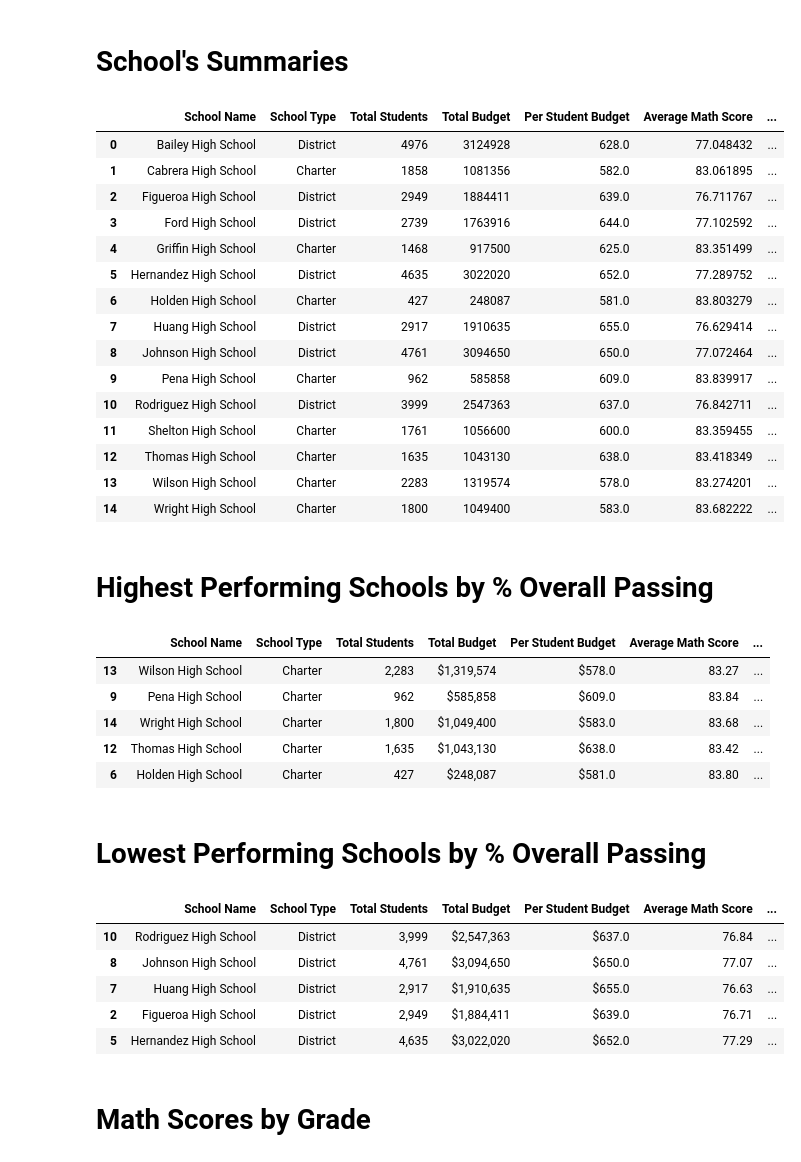
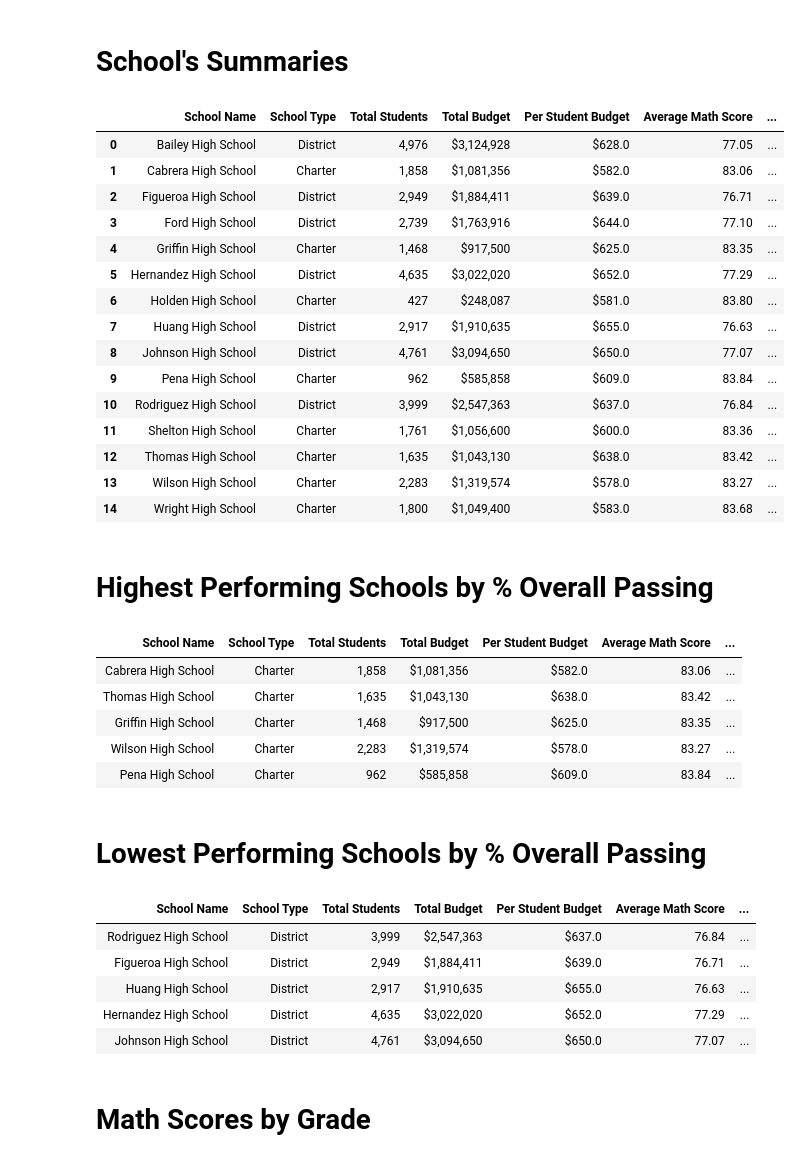
Before and after one commit to JenniferM-BShulyak/pandas-challenge, a Jupyter notebook: PyCitySchools/PyCitySchools.ipynb, the cells around one changed output. Cells and saved outputs as stored; diff of their text form; code cells hidden in the pictures.

```diff
--- a/PyCitySchools/PyCitySchools.ipynb
+++ b/PyCitySchools/PyCitySchools.ipynb
@@ -29,21 +29,22 @@ district_total_budget = district_by_school["budget"].sum()  #Store total budget
 district_math_avg = school_data_complete["math_score"].mean()
 district_reading_avg = school_data_complete["reading_score"].mean()
 
-bins = [0, 70, 100] #Bins for failing (below 70) versus passing with max of 100
+bins = [0, 69, 100] #Bins for failing (below 70) versus passing with max of 100
 labels = ["fail", "pass"]   #Two bins: fail or pass
-school_data_complete["pass/fail_reading"] = pd.cut(school_data_complete["reading_score"], bins, labels = labels, include_lowest=True) #Make new column for pass or failing reading
-school_data_complete["pass/fail_math"] = pd.cut(school_data_complete["math_score"], bins, labels = labels, include_lowest=True)     #Make new column for pass or failing math
+school_data_complete["pass/fail_reading"] = pd.cut(school_data_complete["reading_score"], bins, labels = labels, include_lowest=False) #Make new column for pass or failing reading
+school_data_complete["pass/fail_math"] = pd.cut(school_data_complete["math_score"], bins, labels = labels, include_lowest=False)     #Make new column for pass or failing math
 
 district_math_count = school_data_complete.groupby(["pass/fail_math"]).count()["Student ID"]    #Make series of students who fail and pass math
 district_math_perc = district_math_count[1]/(district_math_count.sum())*100     #Calculate passing rate for math
 
 district_reading_count = school_data_complete.groupby(["pass/fail_reading"]).count()["Student ID"]    #Make series of students who fail and pass reading
-district_reading_perc = district_reading_count[1]/(district_reading_count.sum())*100    #Calculate passing rate for reading
+district_reading_perc = district_reading_count[1]/float(district_reading_count.sum())*100    #Calculate passing rate for reading
 
 #Calculate how mamy students passed reading AND math
+#-->Check to see if student's passed in both columns by creating df with criteria for "pass"
 district_pass_both = school_data_complete.loc[(school_data_complete["pass/fail_math"] == "pass") & (school_data_complete["pass/fail_reading"] == "pass"), ["student_name", "pass/fail_math", "pass/fail_reading"]]
-district_pass_both_count = district_pass_both["student_name"].count()
-district_pass_both_perc = district_pass_both_count/(school_data_complete["student_name"].count())*100
+district_pass_both_count = district_pass_both["student_name"].count()   #Get the number of students in new df
+district_pass_both_perc = district_pass_both_count/district_num_students*100   #Calculate % passing by deviding by the number of total students
 # %%
 
 #Create a Data Frame to Hold District Information
@@ -140,49 +141,49 @@ school_summary_df = pd.DataFrame({
     "% Passing Reading": schools_pass_reading_perc,
     "% Overall Passing": schools_pass_both
 })
 
 #Make an original copy to use later (before formatting):
 school_summary_og_df = pd.DataFrame({
     "School Name": school_names,
     "School Type": school_types,
     "Total Students": school_num_students,
     "Total Budget": school_budgets,
     "Per Student Budget": school_budget_per_student,
     "Average Math Score": avg_math_scores,
     "Average Reading Score": avg_read_scores,
     "% Passing Math": schools_pass_math_perc,
     "% Passing Reading": schools_pass_reading_perc,
     "% Overall Passing": schools_pass_both
 })
 
 #Clean Up Formatting
 school_summary_df["Total Students"] = school_summary_df["Total Students"].map("{:,}".format)
 school_summary_df["Total Budget"] = school_summary_df["Total Budget"].map("${:,}".format)
 school_summary_df["Per Student Budget"] = school_summary_df["Per Student Budget"].map("${:,}".format)
 school_summary_df["Average Math Score"] = school_summary_df["Average Math Score"].map("{:,.2f}".format)
 school_summary_df["Average Reading Score"] = school_summary_df["Average Reading Score"].map("{:,.2f}".format)
 school_summary_df["% Passing Math"] = school_summary_df["% Passing Math"].map("{:,.2f}%".format)
 school_summary_df["% Passing Reading"] = school_summary_df["% Passing Reading"].map("{:,.2f}%".format)
 school_summary_df["% Overall Passing"] = school_summary_df["% Overall Passing"].map("{:,.2f}%".format)
 
-school_summary_og_df
+school_summary_df
 # %% [output]
 |  | School Name | School Type | Total Students | Total Budget | Per Student Budget | Average Math Score | ... |
-| 0 | Bailey High School | District | 4976 | 3124928 | 628.0 | 77.048432 | ... |
-| 1 | Cabrera High School | Charter | 1858 | 1081356 | 582.0 | 83.061895 | ... |
-| 2 | Figueroa High School | District | 2949 | 1884411 | 639.0 | 76.711767 | ... |
-| 3 | Ford High School | District | 2739 | 1763916 | 644.0 | 77.102592 | ... |
-| 4 | Griffin High School | Charter | 1468 | 917500 | 625.0 | 83.351499 | ... |
-| 5 | Hernandez High School | District | 4635 | 3022020 | 652.0 | 77.289752 | ... |
-| 6 | Holden High School | Charter | 427 | 248087 | 581.0 | 83.803279 | ... |
-| 7 | Huang High School | District | 2917 | 1910635 | 655.0 | 76.629414 | ... |
-| 8 | Johnson High School | District | 4761 | 3094650 | 650.0 | 77.072464 | ... |
-| 9 | Pena High School | Charter | 962 | 585858 | 609.0 | 83.839917 | ... |
-| 10 | Rodriguez High School | District | 3999 | 2547363 | 637.0 | 76.842711 | ... |
-| 11 | Shelton High School | Charter | 1761 | 1056600 | 600.0 | 83.359455 | ... |
-| 12 | Thomas High School | Charter | 1635 | 1043130 | 638.0 | 83.418349 | ... |
-| 13 | Wilson High School | Charter | 2283 | 1319574 | 578.0 | 83.274201 | ... |
-| 14 | Wright High School | Charter | 1800 | 1049400 | 583.0 | 83.682222 | ... |
+| 0 | Bailey High School | District | 4,976 | $3,124,928 | $628.0 | 77.05 | ... |
+| 1 | Cabrera High School | Charter | 1,858 | $1,081,356 | $582.0 | 83.06 | ... |
+| 2 | Figueroa High School | District | 2,949 | $1,884,411 | $639.0 | 76.71 | ... |
+| 3 | Ford High School | District | 2,739 | $1,763,916 | $644.0 | 77.10 | ... |
+| 4 | Griffin High School | Charter | 1,468 | $917,500 | $625.0 | 83.35 | ... |
+| 5 | Hernandez High School | District | 4,635 | $3,022,020 | $652.0 | 77.29 | ... |
+| 6 | Holden High School | Charter | 427 | $248,087 | $581.0 | 83.80 | ... |
+| 7 | Huang High School | District | 2,917 | $1,910,635 | $655.0 | 76.63 | ... |
+| 8 | Johnson High School | District | 4,761 | $3,094,650 | $650.0 | 77.07 | ... |
+| 9 | Pena High School | Charter | 962 | $585,858 | $609.0 | 83.84 | ... |
+| 10 | Rodriguez High School | District | 3,999 | $2,547,363 | $637.0 | 76.84 | ... |
+| 11 | Shelton High School | Charter | 1,761 | $1,056,600 | $600.0 | 83.36 | ... |
+| 12 | Thomas High School | Charter | 1,635 | $1,043,130 | $638.0 | 83.42 | ... |
+| 13 | Wilson High School | Charter | 2,283 | $1,319,574 | $578.0 | 83.27 | ... |
+| 14 | Wright High School | Charter | 1,800 | $1,049,400 | $583.0 | 83.68 | ... |
 # %% [markdown]
 # Highest Performing Schools by % Overall Passing
 # %%
@@ -192,14 +193,16 @@ highest_performing_df = school_summary_df.sort_values("% Overall Passing", ascen
 #Cut the highest performing df to the top 5
 highest_performing_df = highest_performing_df.iloc[:5, :]
 
+highest_performing_df = highest_performing_df.style.hide(axis='index')    #Hide the index!
+
 highest_performing_df
 # %% [output]
-|  | School Name | School Type | Total Students | Total Budget | Per Student Budget | Average Math Score | ... |
-| 13 | Wilson High School | Charter | 2,283 | $1,319,574 | $578.0 | 83.27 | ... |
-| 9 | Pena High School | Charter | 962 | $585,858 | $609.0 | 83.84 | ... |
-| 14 | Wright High School | Charter | 1,800 | $1,049,400 | $583.0 | 83.68 | ... |
-| 12 | Thomas High School | Charter | 1,635 | $1,043,130 | $638.0 | 83.42 | ... |
-| 6 | Holden High School | Charter | 427 | $248,087 | $581.0 | 83.80 | ... |
+| School Name | School Type | Total Students | Total Budget | Per Student Budget | Average Math Score | ... |
+| Cabrera High School | Charter | 1,858 | $1,081,356 | $582.0 | 83.06 | ... |
+| Thomas High School | Charter | 1,635 | $1,043,130 | $638.0 | 83.42 | ... |
+| Griffin High School | Charter | 1,468 | $917,500 | $625.0 | 83.35 | ... |
+| Wilson High School | Charter | 2,283 | $1,319,574 | $578.0 | 83.27 | ... |
+| Pena High School | Charter | 962 | $585,858 | $609.0 | 83.84 | ... |
 # %% [markdown]
 # Lowest Performing Schools by % Overall Passing
 # %%
@@ -209,14 +212,16 @@ lowest_performing_df = school_summary_df.sort_values("% Overall Passing")
 #Cut the lowest performing df to the top 5
 lowest_performing_df = lowest_performing_df.iloc[:5, :]
 
+lowest_performing_df = lowest_performing_df.style.hide(axis='index')  #Hide the index!
+
 lowest_performing_df
 # %% [output]
-|  | School Name | School Type | Total Students | Total Budget | Per Student Budget | Average Math Score | ... |
-| 10 | Rodriguez High School | District | 3,999 | $2,547,363 | $637.0 | 76.84 | ... |
-| 8 | Johnson High School | District | 4,761 | $3,094,650 | $650.0 | 77.07 | ... |
-| 7 | Huang High School | District | 2,917 | $1,910,635 | $655.0 | 76.63 | ... |
-| 2 | Figueroa High School | District | 2,949 | $1,884,411 | $639.0 | 76.71 | ... |
-| 5 | Hernandez High School | District | 4,635 | $3,022,020 | $652.0 | 77.29 | ... |
+| School Name | School Type | Total Students | Total Budget | Per Student Budget | Average Math Score | ... |
+| Rodriguez High School | District | 3,999 | $2,547,363 | $637.0 | 76.84 | ... |
+| Figueroa High School | District | 2,949 | $1,884,411 | $639.0 | 76.71 | ... |
+| Huang High School | District | 2,917 | $1,910,635 | $655.0 | 76.63 | ... |
+| Hernandez High School | District | 4,635 | $3,022,020 | $652.0 | 77.29 | ... |
+| Johnson High School | District | 4,761 | $3,094,650 | $650.0 | 77.07 | ... |
 # %% [markdown]
 # Math Scores by Grade
 # %%
```
Also changed, not shown: parts of 6 cells of this notebook, 2 other files.
